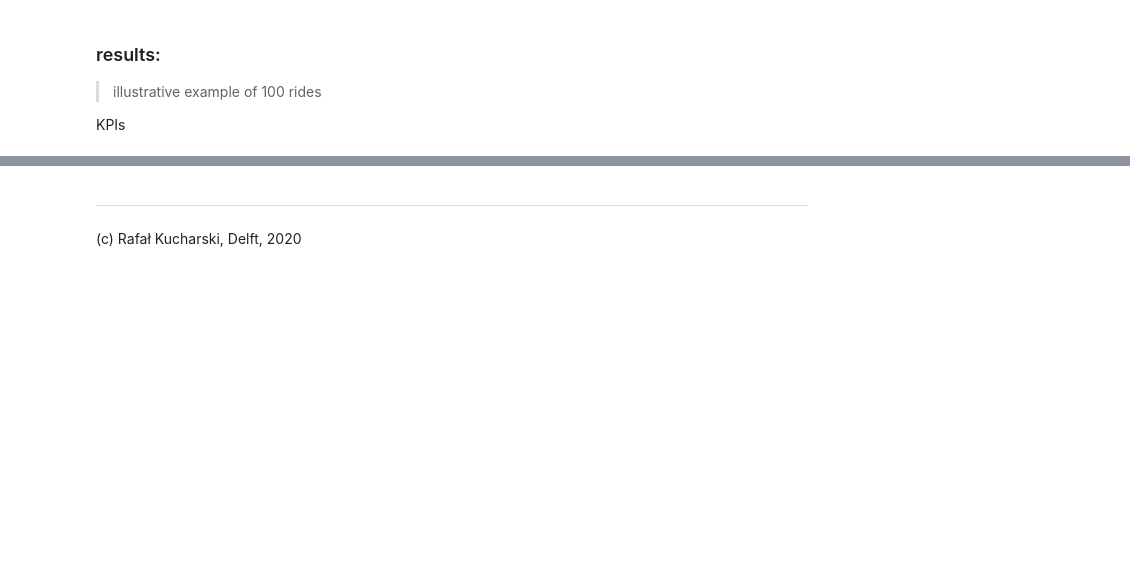
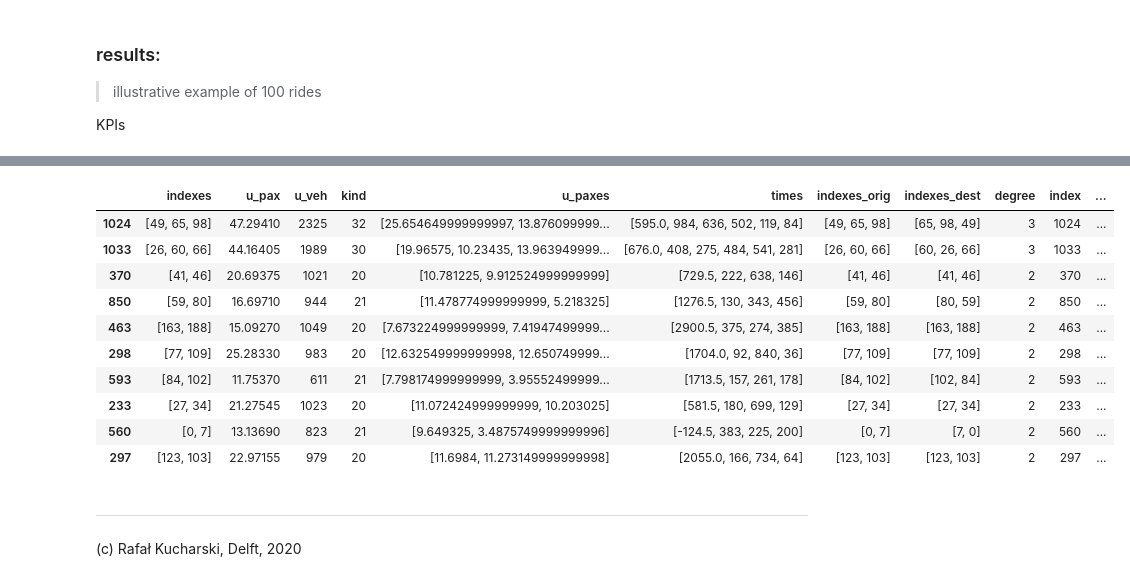
Before and after one commit to RafalKucharskiPK/ExMAS, a Jupyter notebook: ExMAS/spinoffs/potential.ipynb, the cells around one changed output, grey strips where cells are left out. Saved outputs shown, nothing was run; the diff lists cells and outputs as text; code cells hidden in the pictures; blank space fills up the shorter version.

```diff
--- a/ExMAS/spinoffs/potential.ipynb
+++ b/ExMAS/spinoffs/potential.ipynb
@@ -105,3 +144,17 @@ KPIs
+# %%
+inData.sblts.schedule[inData.sblts.schedule.kind>1].sample(10)
+# %% [output]
+|  | indexes | u_pax | u_veh | kind | u_paxes | times | indexes_orig | indexes_dest | degree | index | ... |
+| 1024 | [49, 65, 98] | 47.29410 | 2325 | 32 | [25.654649999999997, 13.876099999... | [595.0, 984, 636, 502, 119, 84] | [49, 65, 98] | [65, 98, 49] | 3 | 1024 | ... |
+| 1033 | [26, 60, 66] | 44.16405 | 1989 | 30 | [19.96575, 10.23435, 13.963949999... | [676.0, 408, 275, 484, 541, 281] | [26, 60, 66] | [60, 26, 66] | 3 | 1033 | ... |
+| 370 | [41, 46] | 20.69375 | 1021 | 20 | [10.781225, 9.912524999999999] | [729.5, 222, 638, 146] | [41, 46] | [41, 46] | 2 | 370 | ... |
+| 850 | [59, 80] | 16.69710 | 944 | 21 | [11.478774999999999, 5.218325] | [1276.5, 130, 343, 456] | [59, 80] | [80, 59] | 2 | 850 | ... |
+| 463 | [163, 188] | 15.09270 | 1049 | 20 | [7.673224999999999, 7.41947499999... | [2900.5, 375, 274, 385] | [163, 188] | [163, 188] | 2 | 463 | ... |
+| 298 | [77, 109] | 25.28330 | 983 | 20 | [12.632549999999998, 12.650749999... | [1704.0, 92, 840, 36] | [77, 109] | [77, 109] | 2 | 298 | ... |
+| 593 | [84, 102] | 11.75370 | 611 | 21 | [7.798174999999999, 3.95552499999... | [1713.5, 157, 261, 178] | [84, 102] | [102, 84] | 2 | 593 | ... |
+| 233 | [27, 34] | 21.27545 | 1023 | 20 | [11.072424999999999, 10.203025] | [581.5, 180, 699, 129] | [27, 34] | [27, 34] | 2 | 233 | ... |
+| 560 | [0, 7] | 13.13690 | 823 | 21 | [9.649325, 3.4875749999999996] | [-124.5, 383, 225, 200] | [0, 7] | [7, 0] | 2 | 560 | ... |
+| 297 | [123, 103] | 22.97155 | 979 | 20 | [11.6984, 11.273149999999998] | [2055.0, 166, 734, 64] | [123, 103] | [123, 103] | 2 | 297 | ... |
 # %% [markdown]
 ---
 (c) Rafał Kucharski, Delft, 2020
```
Also changed, not shown: parts of 9 cells of this notebook, 1 other file.
